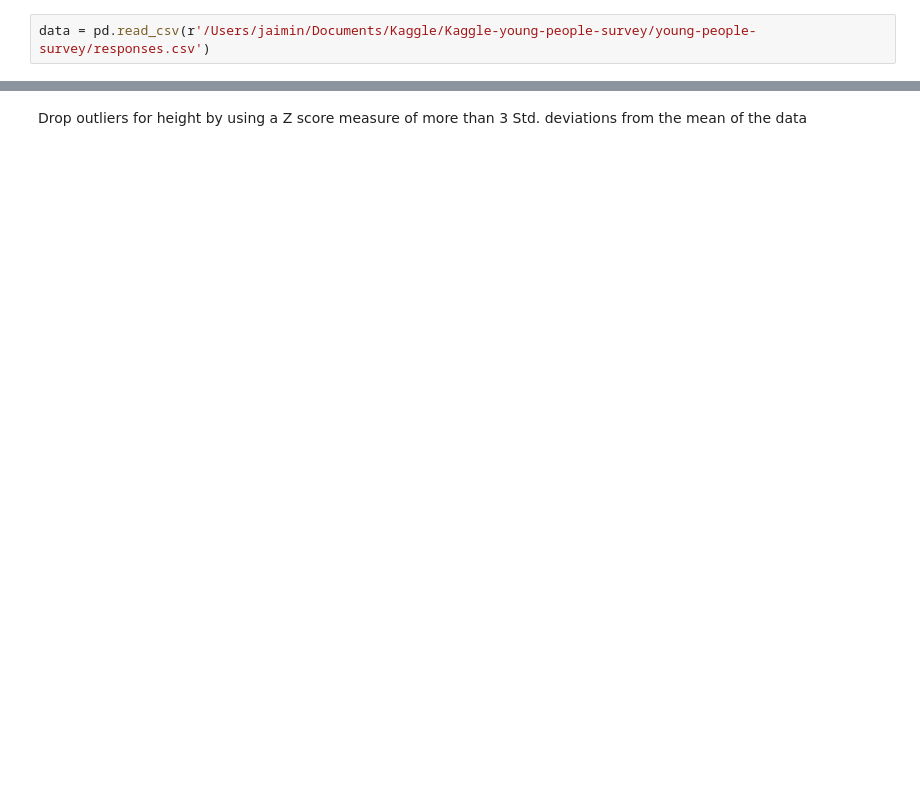
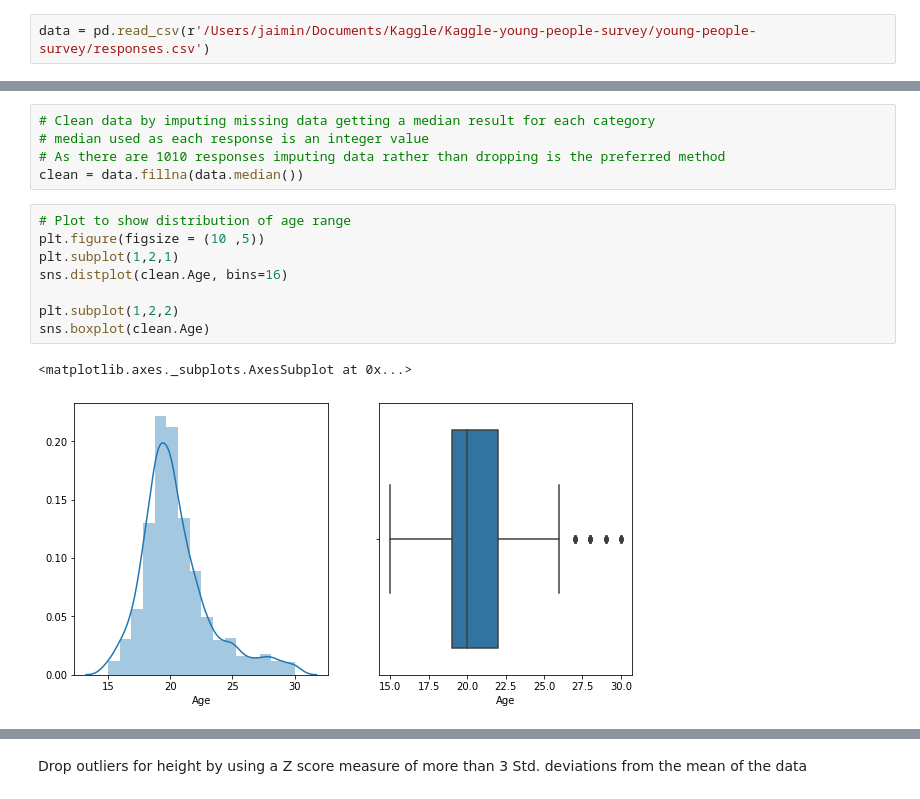
Before and after one commit to jaimindp/Kaggle, a Jupyter notebook: young-people-survey/Kaggle young people survey analysis.ipynb, the cells around one changed output, grey strips where cells are left out. Cells and saved outputs as stored; diff of their text form; blank space fills up the shorter version.

```diff
--- a/young-people-survey/Kaggle young people survey analysis.ipynb
+++ b/young-people-survey/Kaggle young people survey analysis.ipynb
@@ -120,0 +183,16 @@ Text(0, 0.5, 'Height')
+# %%
+# Clean data by imputing missing data getting a median result for each category
+# median used as each response is an integer value
+# As there are 1010 responses imputing data rather than dropping is the preferred method
+clean = data.fillna(data.median())
+# %%
+# Plot to show distribution of age range
+plt.figure(figsize = (10 ,5))
+plt.subplot(1,2,1)
+sns.distplot(clean.Age, bins=16)
+
+plt.subplot(1,2,2)
+sns.boxplot(clean.Age)
+# %% [output]
+<matplotlib.axes._subplots.AxesSubplot at 0x...>
+[figure, added]
```
Also changed, not shown: parts of 89 cells of this notebook, 3 other files.
